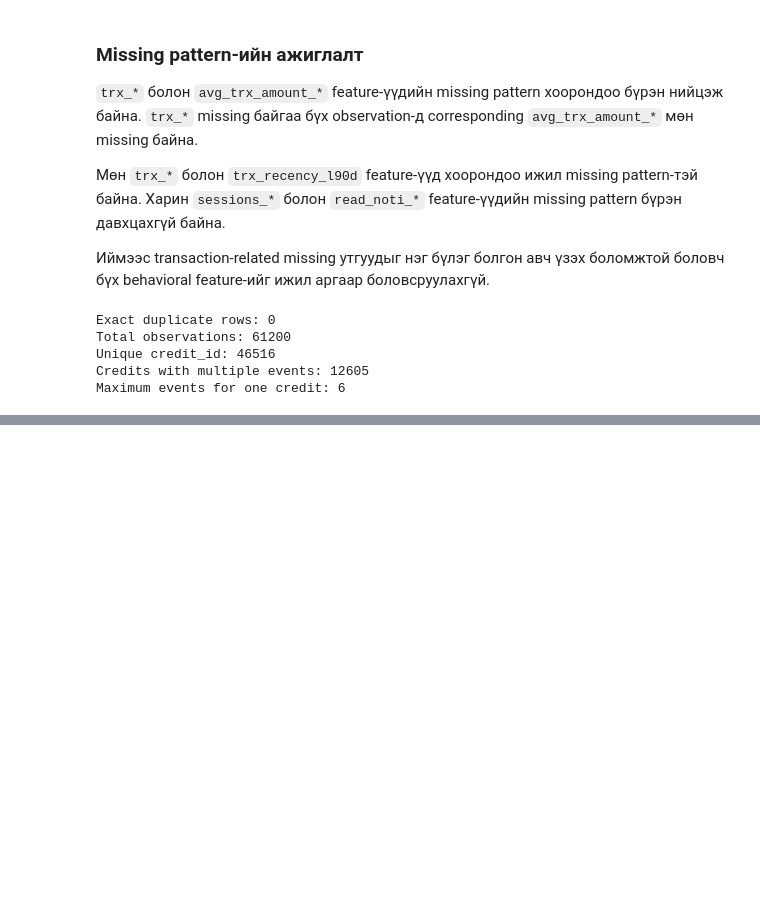
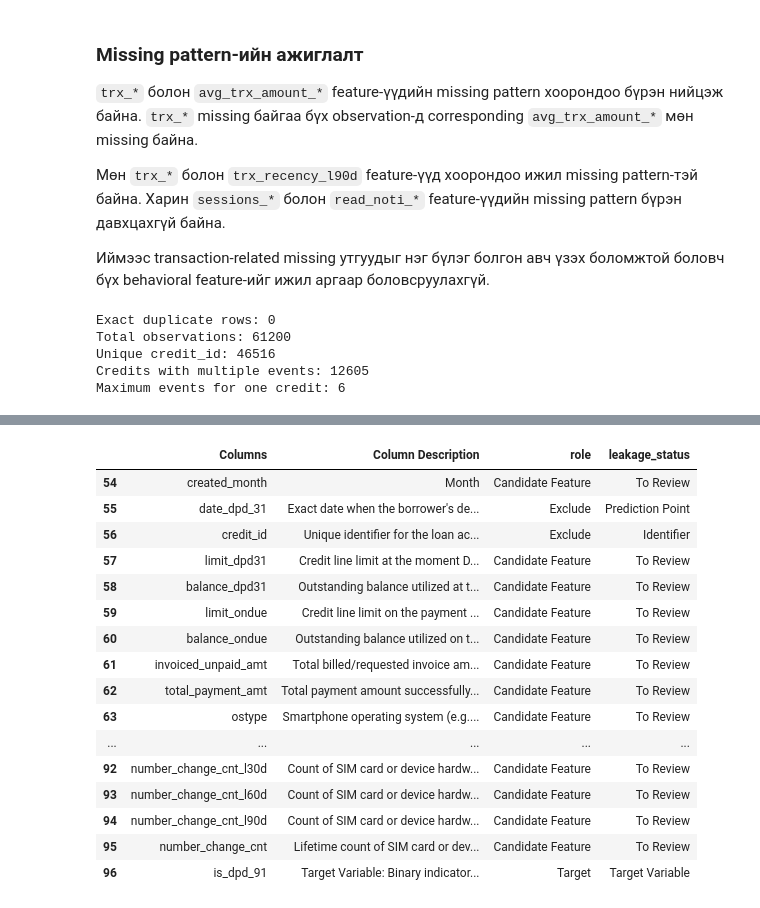
Before and after one commit to Khishigjargal42/toki_ds_task, a Jupyter notebook: notebooks/01_Toki_DPD91_Model.ipynb, the cells around one changed output, grey strips where cells are left out. Saved outputs shown, nothing was run; the diff lists cells and outputs as text; code cells hidden in the pictures; blank space fills up the shorter version.

```diff
--- a/notebooks/01_Toki_DPD91_Model.ipynb
+++ b/notebooks/01_Toki_DPD91_Model.ipynb
@@ -458,0 +572,8 @@ Maximum events for one credit: 6
+# %%
+description_df = pd.read_excel(
+    FILE_PATH,
+    sheet_name="data_description",
+    engine="openpyxl"
+)
+
+description_df.head()
@@ -458,0 +591,4 @@ Maximum events for one credit: 6
+# %%
+description_df["sheet_group"] = description_df["Sheet Name"].ffill()
+
+description_df[["sheet_group", "Columns", "Column Description"]]
@@ -458,0 +627,8 @@ Maximum events for one credit: 6
+# %%
+user_features = description_df[
+    description_df["sheet_group"] == "user_list"
+].copy()
+
+user_features[
+    ["Columns", "Column Description"]
+]
@@ -458,0 +653,42 @@ Maximum events for one credit: 6
+# %%
+feature_audit = user_features[
+    ["Columns", "Column Description"]
+].copy()
+
+feature_audit["role"] = "Candidate Feature"
+feature_audit["leakage_status"] = "To Review"
+
+feature_audit.loc[
+    feature_audit["Columns"] == "credit_id",
+    ["role", "leakage_status"]
+] = ["Exclude", "Identifier"]
+
+feature_audit.loc[
+    feature_audit["Columns"] == "date_dpd_31",
+    ["role", "leakage_status"]
+] = ["Exclude", "Prediction Point"]
+
+feature_audit.loc[
+    feature_audit["Columns"] == "is_dpd_91",
+    ["role", "leakage_status"]
+] = ["Target", "Target Variable"]
+
+feature_audit
+# %% [output]
+|  | Columns | Column Description | role | leakage_status |
+| 54 | created_month | Month | Candidate Feature | To Review |
+| 55 | date_dpd_31 | Exact date when the borrower's de... | Exclude | Prediction Point |
+| 56 | credit_id | Unique identifier for the loan ac... | Exclude | Identifier |
+| 57 | limit_dpd31 | Credit line limit at the moment D... | Candidate Feature | To Review |
+| 58 | balance_dpd31 | Outstanding balance utilized at t... | Candidate Feature | To Review |
+| 59 | limit_ondue | Credit line limit on the payment ... | Candidate Feature | To Review |
+| 60 | balance_ondue | Outstanding balance utilized on t... | Candidate Feature | To Review |
+| 61 | invoiced_unpaid_amt | Total billed/requested invoice am... | Candidate Feature | To Review |
+| 62 | total_payment_amt | Total payment amount successfully... | Candidate Feature | To Review |
+| 63 | ostype | Smartphone operating system (e.g.... | Candidate Feature | To Review |
+| ... | ... | ... | ... | ... |
+| 92 | number_change_cnt_l30d | Count of SIM card or device hardw... | Candidate Feature | To Review |
+| 93 | number_change_cnt_l60d | Count of SIM card or device hardw... | Candidate Feature | To Review |
+| 94 | number_change_cnt_l90d | Count of SIM card or device hardw... | Candidate Feature | To Review |
+| 95 | number_change_cnt | Lifetime count of SIM card or dev... | Candidate Feature | To Review |
+| 96 | is_dpd_91 | Target Variable: Binary indicator... | Target | Target Variable |
```
Also changed, not shown: parts of 17 cells of this notebook.
